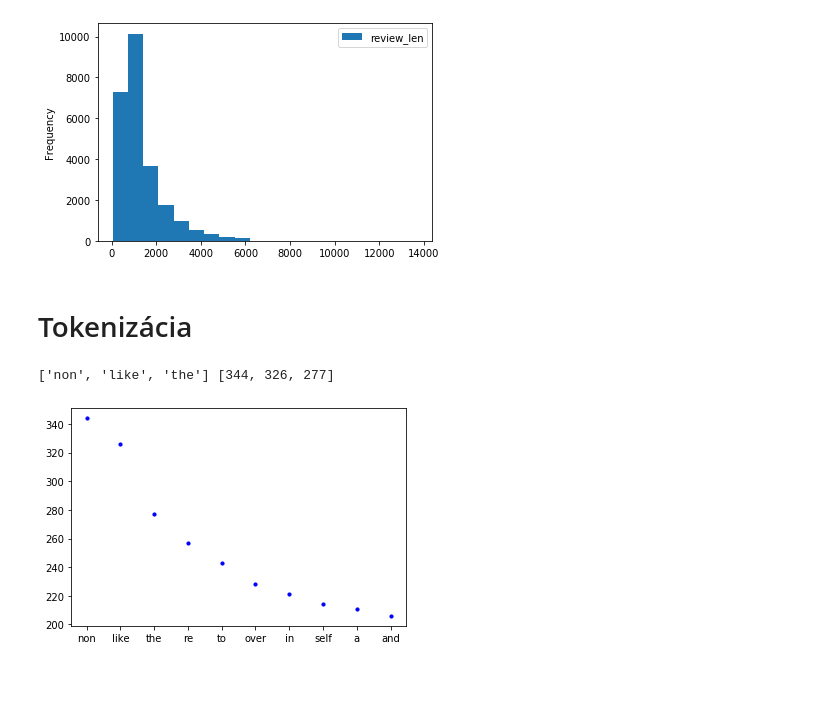
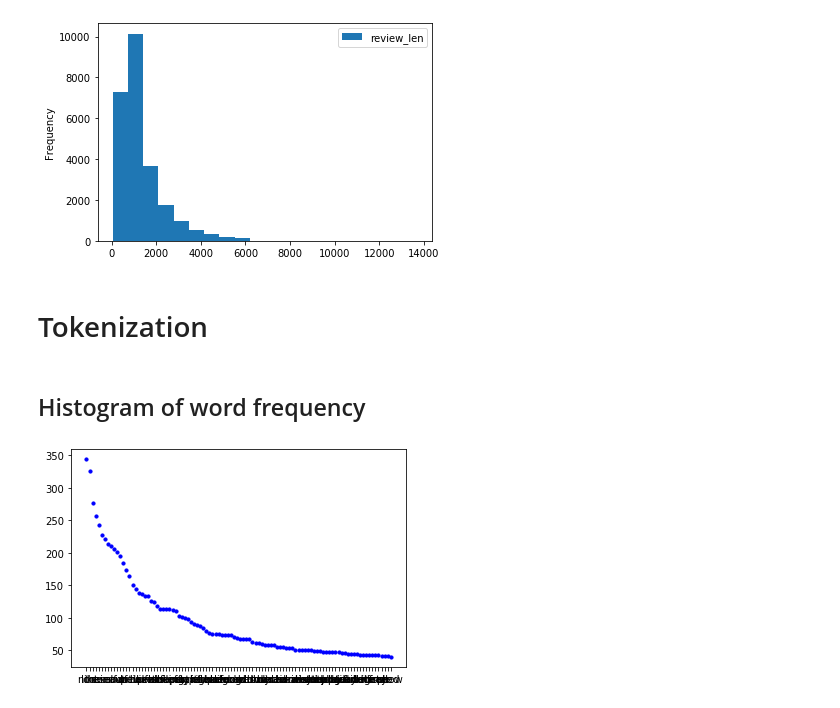
Before and after one commit to mmio/NSIETE_project, a Jupyter notebook: analysis.ipynb, the cells around one changed output. Cells and saved outputs as stored; diff of their text form; code cells hidden in the pictures; blank space fills up the shorter version.

```diff
--- a/analysis.ipynb
+++ b/analysis.ipynb
@@ -205,7 +205,7 @@ lines = lengths.plot.hist(bins=20)
 # %% [output]
 [figure]
 # %% [markdown]
-# Tokenizácia
+# Tokenization
 # %%
 import tensorflow as tf
 def get_tokenizer(vocab_file, vocab_size, separator='\n'):
@@ -215,35 +215,32 @@ def get_tokenizer(vocab_file, vocab_size, separator='\n'):
     return tokenizer
 
 tokenizer = get_tokenizer(f'{DATASET_DIR}/aclImdb/imdb.vocab', VOCAB_SIZE+1)
+# %% [markdown]
+## Histogram of word frequency
 # %%
 import json
 data = json.loads(tokenizer.to_json())
 data = json.loads(data["config"]["word_counts"])
 
 words = [key for key, value in data.items()]
 counts = [value for key, value in data.items()]
 
 data = list(zip(words, counts))
 data = sorted(data, key=lambda d: d[1], reverse=True)
 
 words = [d[0] for d in data]
 counts = [d[1] for d in data]
 
-print(words[:3], counts[:3])
-
 import numpy as np
 import matplotlib.mlab as mlab
 import matplotlib.pyplot as plt
 
 plt.scatter(
-    words[:10],
-    counts[:10],
+    words[:100],
+    counts[:100],
     color="blue",
     s=10
   )
-
-# n, bins, patches = plt.hist(x, facecolor='blue', alpha=0.5, label=['ahoj', 'ahoj'])
 plt.show()
 # %% [output]
-['non', 'like', 'the'] [344, 326, 277]
-[figure, old version]
+[figure, new version]
```
Also changed, not shown: parts of 18 cells of this notebook, 1 other file.
